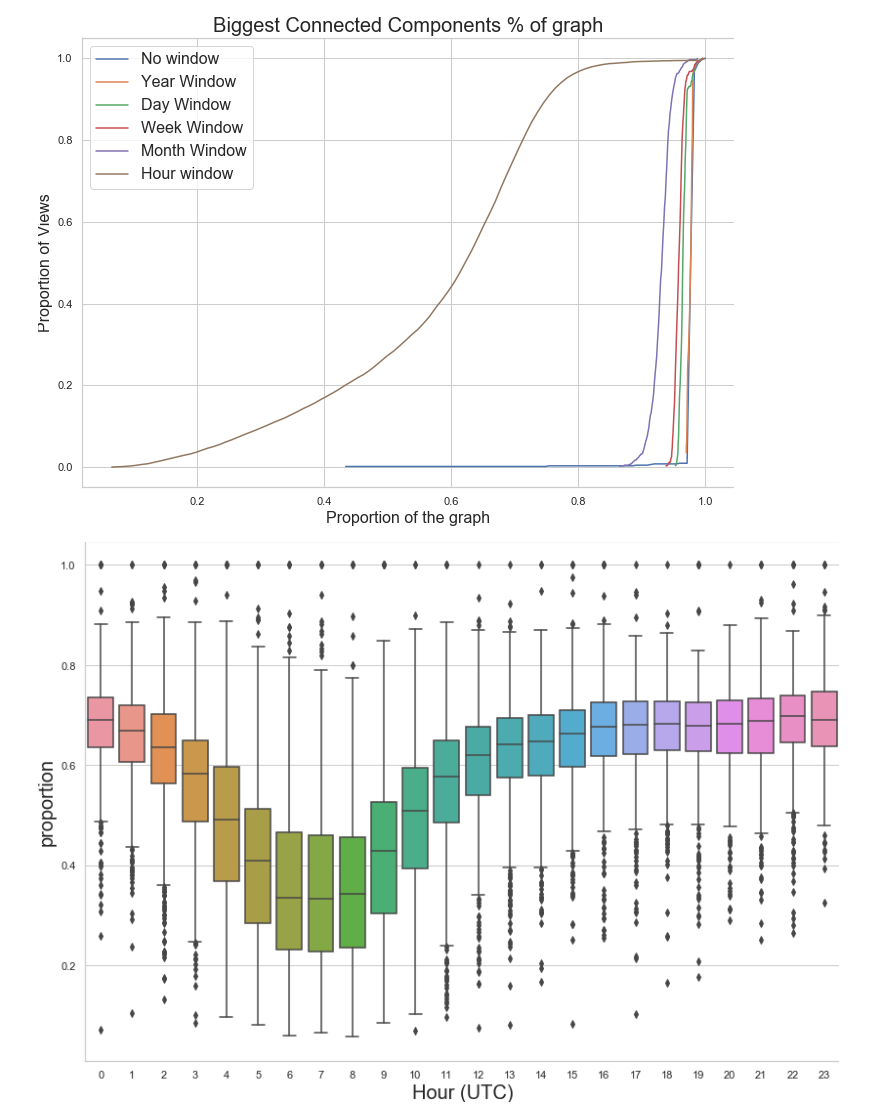
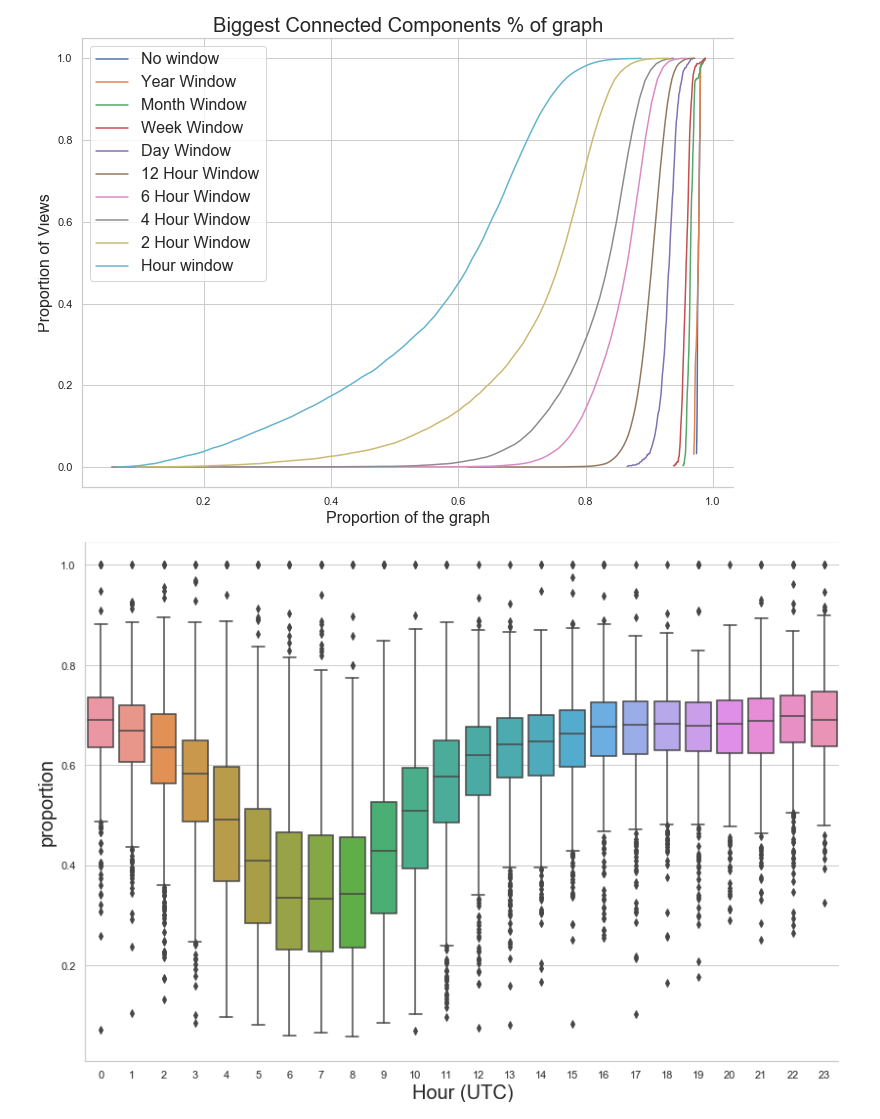
Before and after one commit to miratepuffin/Raphtory-Plots, a Jupyter notebook: Gab Plots.ipynb, the cells around one changed output. Saved outputs shown, nothing was run; the diff lists cells and outputs as text; code cells hidden in the pictures.

Commit message:
Added new window data to cc cdf plot

```diff
--- a/Gab Plots.ipynb
+++ b/Gab Plots.ipynb
@@ -98,8 +98,11 @@ fullPlot('biggest','Largest Connected Component Size','Date','Largest connected
 # %%
 def fullPlot(toPlot,title,x,y,scale,start,end):
     num_bins = 100
+
     windows = [31536000000,2592000000,604800000,86400000]
-    labels = ["Year Window",'Day Window','Week Window','Month Window']
+    windows2 = [43200000,21600000,14400000,7200000]
+    labels = ["Year Window",'Month Window','Week Window','Day Window']
+    labels2 = ["12 Hour Window","6 Hour Window","4 Hour Window","2 Hour Window"]
     a4_dims = (11.7, 8.27)
     fig, ax = plt.subplots(figsize=a4_dims)
     plt.title(title,fontsize=20)
@@ -132,35 +135,54 @@ def fullPlot(toPlot,title,x,y,scale,start,end):
         index = 0
         for i in windows:
             y = cc1[cc1['windowsize'] == i]
             y['mean'] = y[toPlot].rolling(window=4,center=False).mean()
             hours = str(int((i/3600000)))+" hour window"
             counts, bin_edges = np.histogram (y[toPlot], bins=num_bins, normed=True)
             cdf = np.cumsum (counts)
             l,=plt.plot (bin_edges[1:], cdf/cdf[-1])
             l.set_label(labels[index])
             index +=1
 
+    with open('CC/ccwindowsecondset.json') as json_file:
+        cc1 = json.load(json_file)
+        cc1= pd.DataFrame(cc1['views'])
+        cc1['time'] = pd.to_datetime(cc1['time'],unit='ms')
+        cc1['index'] = pd.to_datetime(cc1['time'],unit='ms')
+        cc1.set_index('index', inplace=True)
+        cc1=cc1[start:end]
+        cc1 = cc1[cc1[toPlot] != 0]
+        index = 0
+        for i in windows2:
+            y = cc1[cc1['windowsize'] == i]
+            y['mean'] = y[toPlot].rolling(window=4,center=False).mean()
+            hours = str(int((i/3600000)))+" hour window"
+            counts, bin_edges = np.histogram (y[toPlot], bins=num_bins, normed=True)
+            cdf = np.cumsum (counts)
+            l,=plt.plot (bin_edges[1:], cdf/cdf[-1])
+            l.set_label(labels2[index])
+            index +=1
+
     with open('CC/cc1hour.json') as json_file:
         x = json.load(json_file)
         x= pd.DataFrame(x['views'])
         x['index'] = pd.to_datetime(x['time'],unit='ms')
         x['time'] = pd.to_datetime(x['time'],unit='ms')
         x.set_index('index', inplace=True)
         x =x[start:end]
         x = x[x['total'] != 0]
         x['hour'] = x.apply(lambda row: int(row['time'].hour),axis=1)
         counts, bin_edges = np.histogram (x[toPlot], bins=num_bins, normed=True)
         cdf = np.cumsum (counts)
         plt.plot(bin_edges[1:], cdf/cdf[-1],label="Hour window")
         #x.plot(x='time', y=toPlot,ax=ax, color="#f0134d",)
     ax.legend(fontsize=16)
     plt.show()
 
 
 
-fullPlot('proportion','Biggest Connected Components % of graph','Proportion of the graph','Proportion of Views','linear','2016-07-01', '2018-05-03')
+fullPlot('proportion','Biggest Connected Components % of graph','Proportion of the graph','Proportion of Views','linear','2016-09-01', '2018-05-03')
 # %% [output]
-[figure, old version]
+[figure, new version]
 # %%
 def diurnal_plot(toPlot, title, x, y, scale):
     windows = [31536000000,2592000000,604800000,86400000]
```
Also changed, not shown: parts of 1 cell of this notebook, 4 other files.
